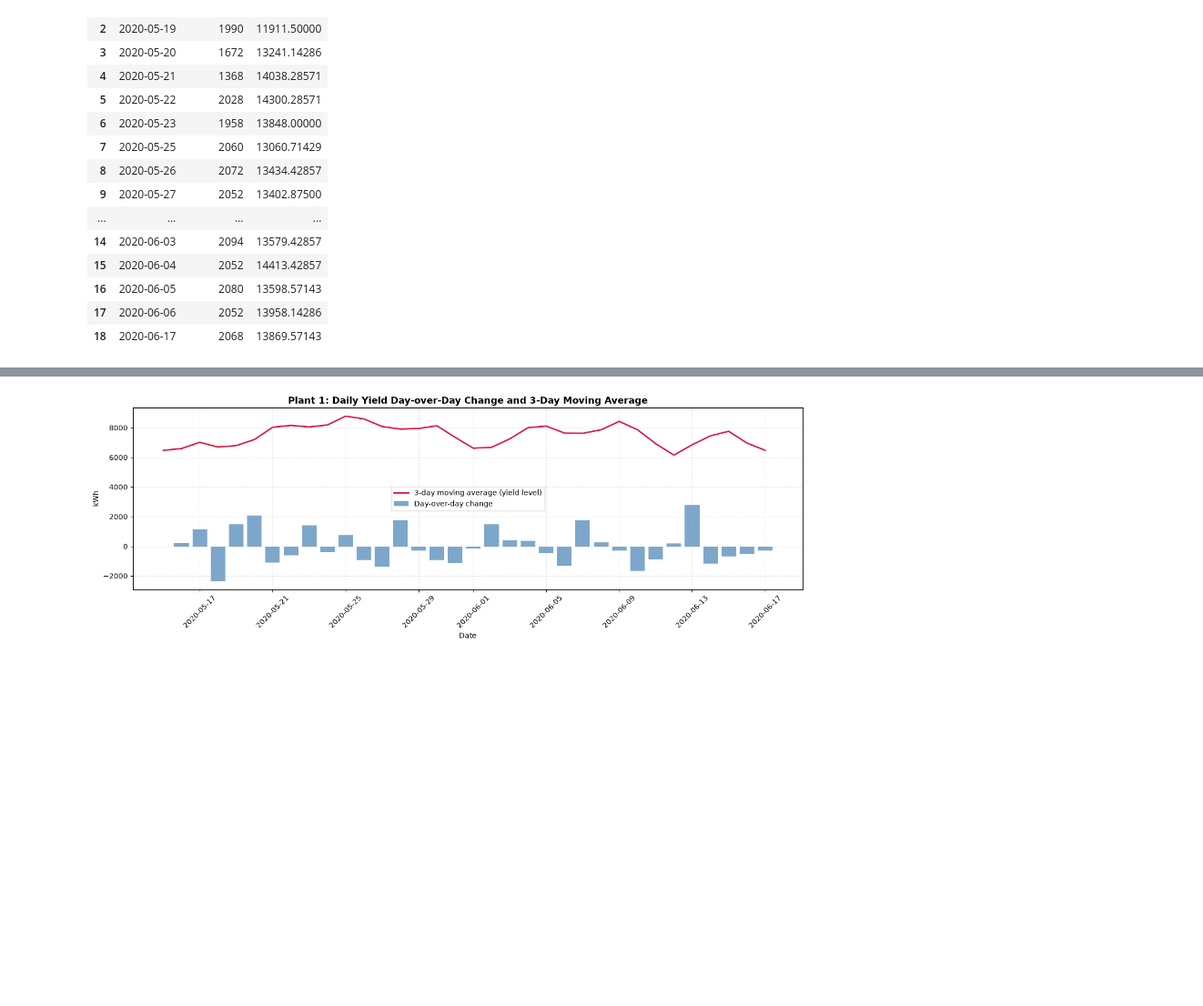
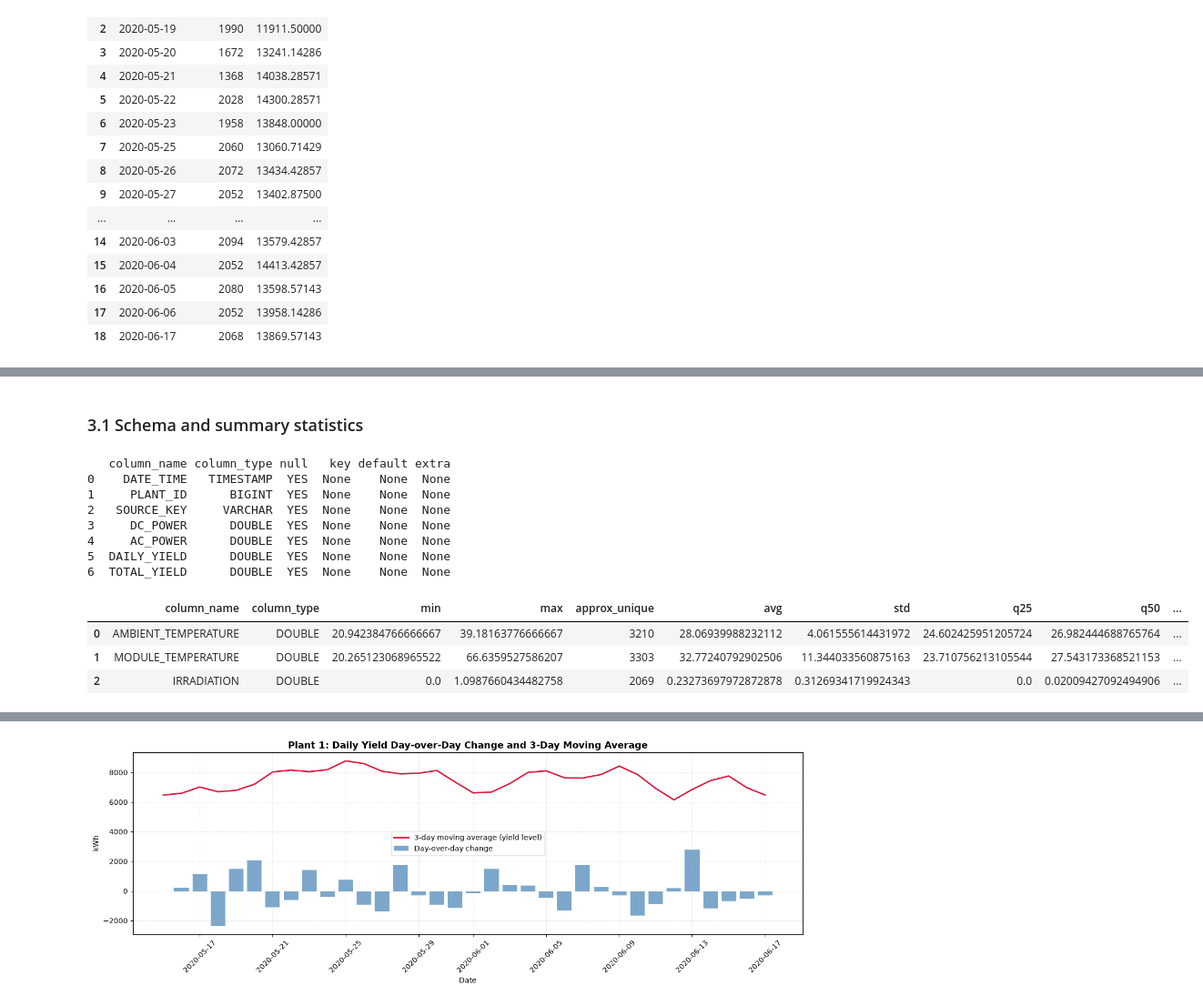
Before and after one commit to tateshita1908/solar-power-forecasting-system, a Jupyter notebook: notebooks/sql_analysis.ipynb, the cells around one changed output, grey strips where cells are left out. Shown at 91% size. Cells and saved outputs as stored; diff of their text form; code cells hidden in the pictures; blank space fills up the shorter version.

```diff
--- a/notebooks/sql_analysis.ipynb
+++ b/notebooks/sql_analysis.ipynb
@@ -232,0 +250,24 @@ feature_table.head()
+# %% [markdown]
+### 3.1 Schema and summary statistics
+# %%
+schema2_df = con.sql(f"DESCRIBE SELECT * FROM read_csv_auto('{GEN2_PATH}')").df()
+print(schema2_df)
+
+summary2_df = con.sql(f"""
+    SUMMARIZE SELECT AMBIENT_TEMPERATURE, MODULE_TEMPERATURE, IRRADIATION
+    FROM read_csv_auto('{WEATHER2_PATH}')
+""").df()
+summary2_df
+# %% [output]
+   column_name column_type null   key default extra
+0    DATE_TIME   TIMESTAMP  YES  None    None  None
+1     PLANT_ID      BIGINT  YES  None    None  None
+2   SOURCE_KEY     VARCHAR  YES  None    None  None
+3     DC_POWER      DOUBLE  YES  None    None  None
+4     AC_POWER      DOUBLE  YES  None    None  None
+5  DAILY_YIELD      DOUBLE  YES  None    None  None
+6  TOTAL_YIELD      DOUBLE  YES  None    None  None
+|  | column_name | column_type | min | max | approx_unique | avg | std | q25 | q50 | ... |
+| 0 | AMBIENT_TEMPERATURE | DOUBLE | 20.942384766666667 | 39.18163776666667 | 3210 | 28.06939988232112 | 4.061555614431972 | 24.602425951205724 | 26.982444688765764 | ... |
+| 1 | MODULE_TEMPERATURE | DOUBLE | 20.265123068965522 | 66.6359527586207 | 3303 | 32.77240792902506 | 11.344033560875163 | 23.710756213105544 | 27.543173368521153 | ... |
+| 2 | IRRADIATION | DOUBLE | 0.0 | 1.0987660434482758 | 2069 | 0.23273697972872878 | 0.31269341719924343 | 0.0 | 0.02009427092494906 | ... |
```
Also changed, not shown: parts of 19 cells of this notebook.
